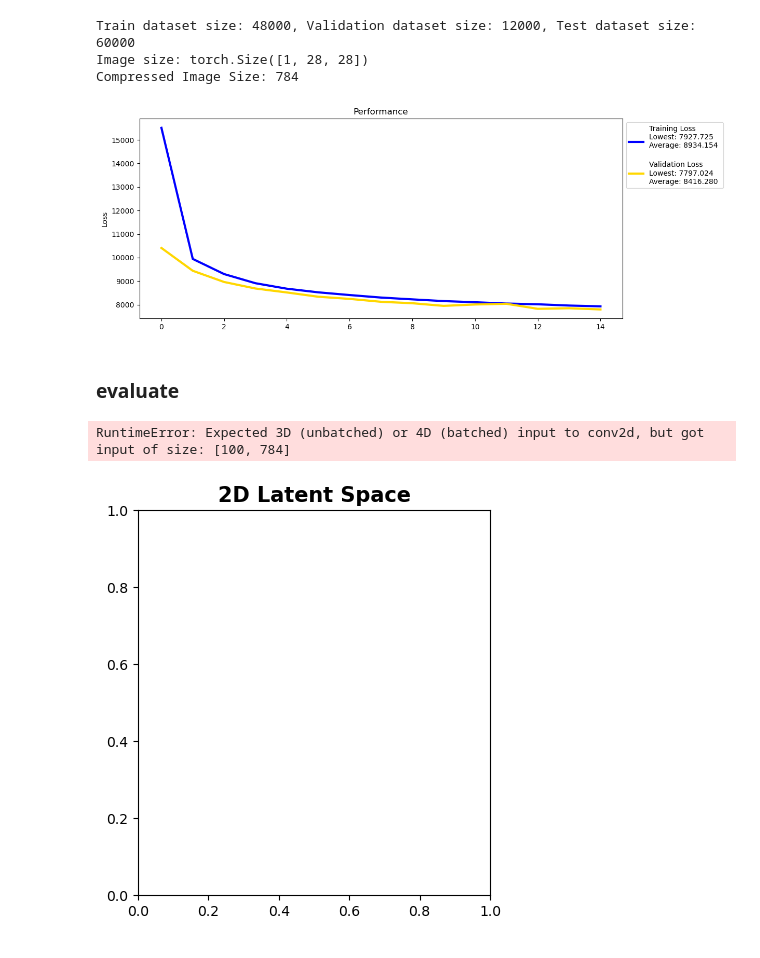
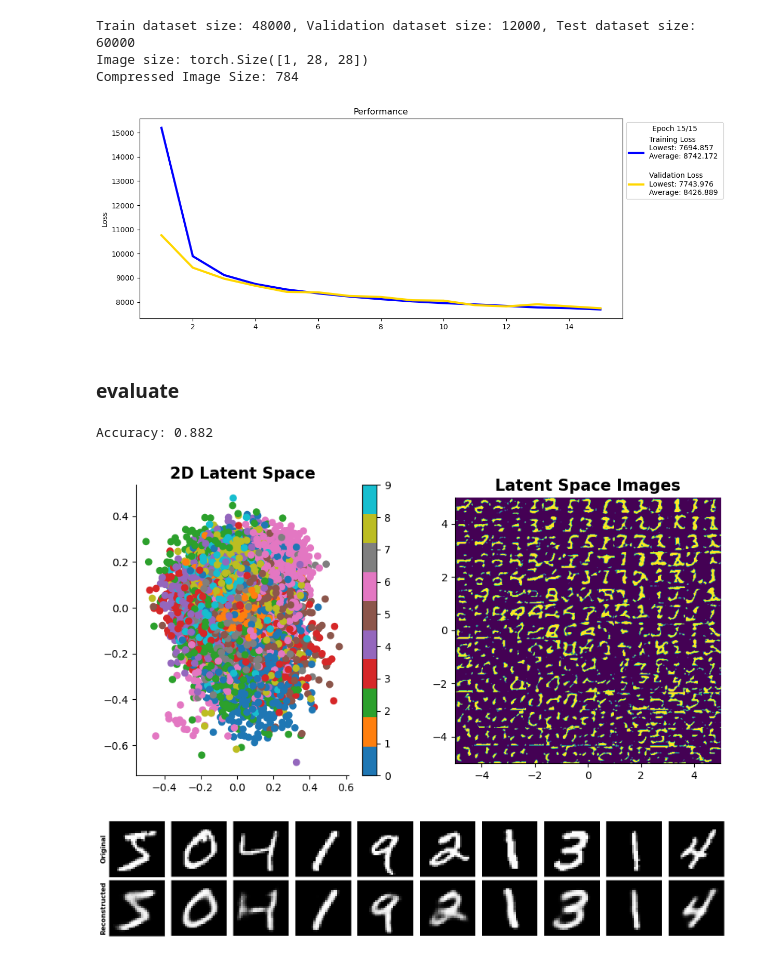
Before and after one commit to emmabacarra/cmbresearch, a Jupyter notebook: autoencoder practice/my convolutional vae.ipynb, the cells around one changed output. Drawn from its saved outputs; the diff is of its cells as text; code cells hidden in the pictures.

Commit message:
88.2% accuracy

```diff
--- a/autoencoder practice/my convolutional vae.ipynb
+++ b/autoencoder practice/my convolutional vae.ipynb
@@ -207,34 +207,37 @@ model = ConvVAE(
             kernel_size=14,
             padding=12,
             latent_dim=16,
-            leak=0.8, drop=0.03,
-            stochastic=False
+            leak=0.8, drop=0.001,
+            stochastic=True
         ).to(device)
-nnet = net(model, train_loader, val_loader, test_loader, batch_size)
+nnet = net(model, train_loader, val_loader, test_loader, batch_size, linear=False);
 
-optimizer = Adam(model.parameters(), lr=0.001, weight_decay=1e-10)
+optimizer = Adam(model.parameters(), lr=0.001, weight_decay=1e-10);
 
-nnet.train(optimizer=optimizer, epochs=15, x_dim=img_size, lsfn=loss_function, linear=False)
+nnet.train(optimizer=optimizer, epochs=15, x_dim=img_size, lsfn=loss_function)
 # %% [output]
-[figure, old version]
+[figure, new version]
 # %% [markdown]
 ### evaluate
 # %%
 nnet.evaluate(test_loader)
+
+latent_dims = (3, 8)
 
 plt.figure(figsize = (10, 5))
 
 plt.subplot(1, 2, 1)
 plt.title("2D Latent Space", fontsize = 15, fontweight = 'bold')
 nnet.plat(test_loader)
 sns.despine()
 
 plt.subplot(1, 2, 2)
 plt.title("Latent Space Images", fontsize = 15, fontweight = 'bold')
-nnet.prec(test_dataset, n=15, rangex=(-5, 5), rangey=(-5, 5))
+nnet.prec(test_dataset, n=15, rangex=(-5, 5), rangey=(-5, 5), latent_dims=latent_dims)
 sns.despine()
 
 nnet.pgen(test_loader, num_images=10)
 # %% [output]
-RuntimeError: Expected 3D (unbatched) or 4D (batched) input to conv2d, but got input of size: [100, 784]
+Accuracy: 0.882
-[figure, old version]
+[figure, new version]
+[figure, added]
```
Also changed, not shown: parts of 1 cell of this notebook, 1 other file.
